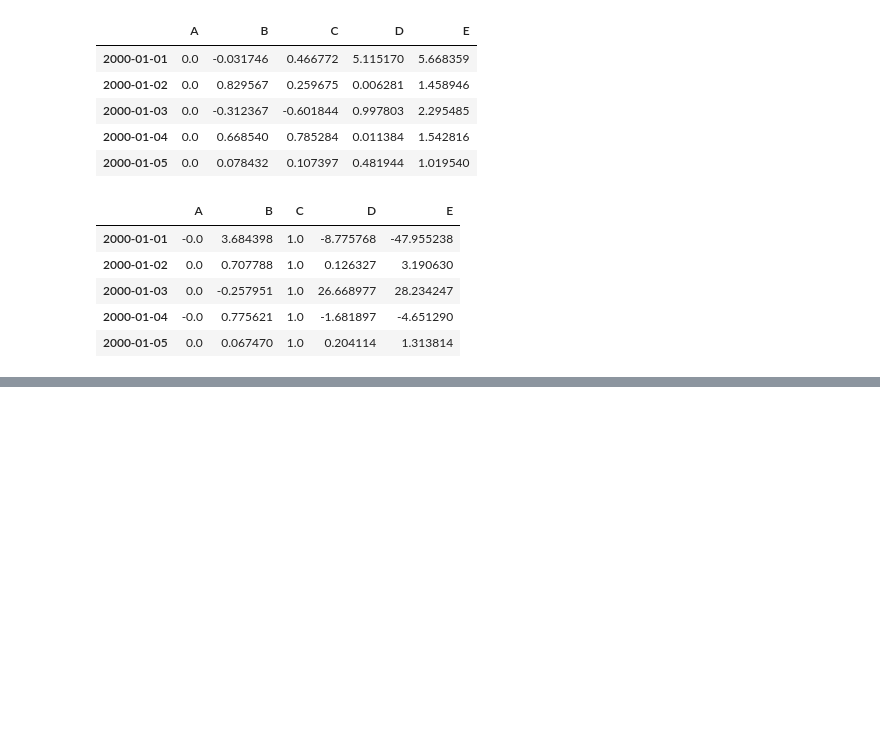
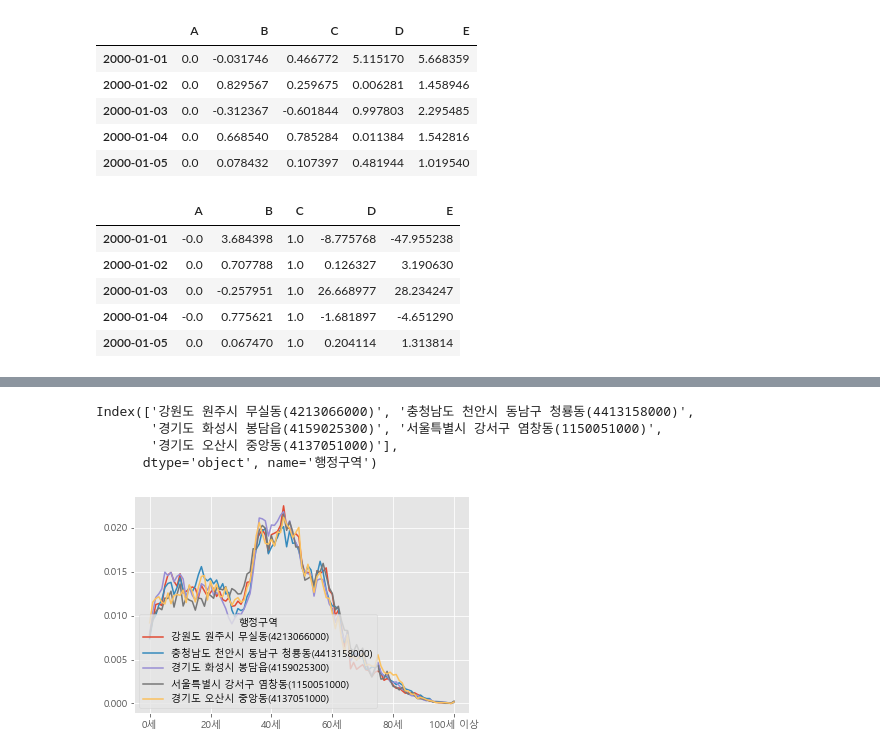
Before and after one commit to Park-Young-Bin/DataViusal_with_Python, a Jupyter notebook: Practice_unit15.ipynb, the cells around one changed output, grey strips where cells are left out. Cells and saved outputs as stored; diff of their text form; code cells hidden in the pictures; blank space fills up the shorter version.

```diff
--- a/Practice_unit15.ipynb
+++ b/Practice_unit15.ipynb
@@ -315,0 +358,10 @@ df.head()
+# %%
+# 4. 궁금한 지역의 인구 구조와 가장 비슷한 인구 구조를 가진 지역 시각화하기
+import numpy as np
+
+# (1) 전체 df에서 df2의 첫 번째 행을 각각 뺀다.
+x = df.sub(df2.iloc[0], axis = 1)
+# (2) 뺀 값의 제곱 값을 모두 더한다.
+y = np.power(x, 2)
+z = y.sum(axis=1)
+print(z)
@@ -315,0 +382,15 @@ df.head()
+# %%
+i = z.sort_values().index[:5] # (3) 그 차이가 가장 작은 지역 5곳을 찾는다.
+print(i)
+# %% [output]
+Index(['강원도 원주시 무실동(4213066000)', '충청남도 천안시 동남구 청룡동(4413158000)',
+       '경기도 화성시 봉담읍(4159025300)', '서울특별시 강서구 염창동(1150051000)',
+       '경기도 오산시 중앙동(4137051000)'],
+      dtype='object', name='행정구역')
+# %%
+df.loc[i].T.plot() # (4) 결과를 꺾은선 그래프로 보여준다.
+plt.show()
+
+# df에서 i(변수명)에 해당하는 데이터를 행, 열 전치해서 꺾은선 그래프로 작성한다.
+# %% [output]
+[figure, added]
```
Also changed, not shown: parts of 9 cells of this notebook.
